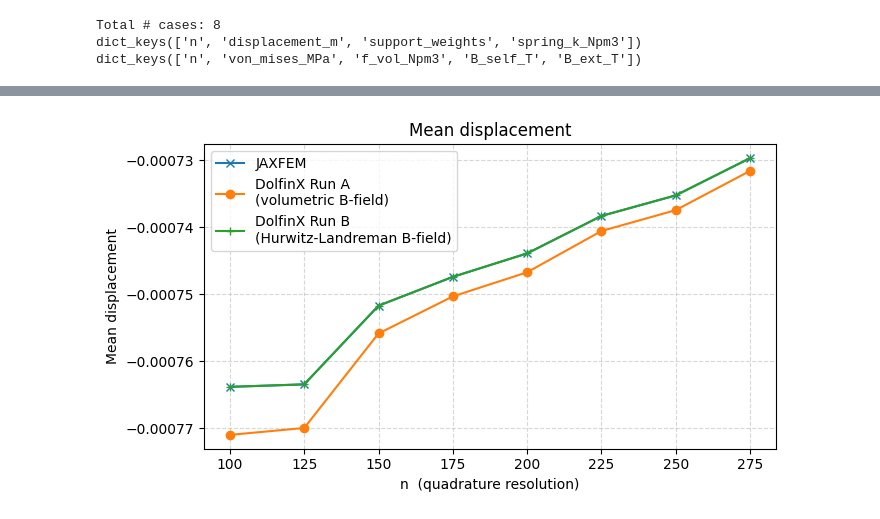
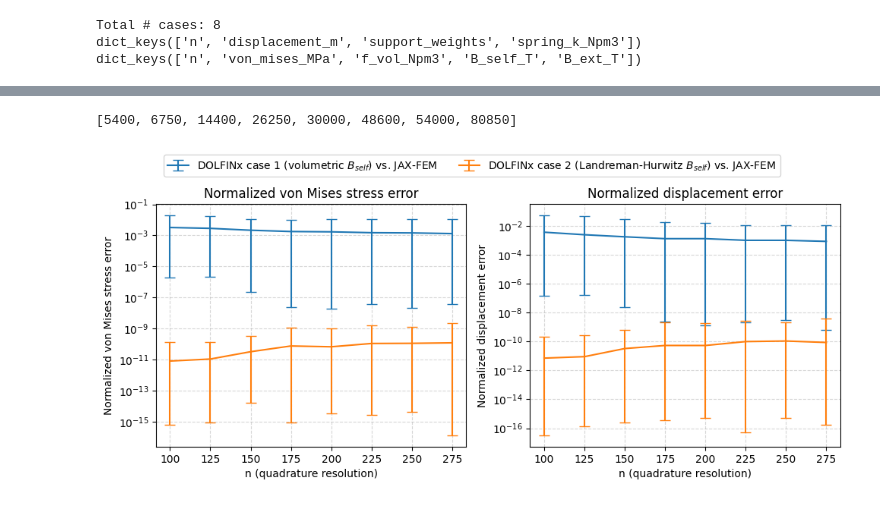
Before and after one commit to lankef/fem-data, a Jupyter notebook: w7x-convergence/plotting.ipynb, the cells around one changed output, grey strips where cells are left out. Saved outputs shown, nothing was run; the diff lists cells and outputs as text; code cells hidden in the pictures.

```diff
--- a/w7x-convergence/plotting.ipynb
+++ b/w7x-convergence/plotting.ipynb
@@ -147,26 +166,0 @@ plt.show()
-# %%
-# Average von Mises stress (MPa) per configuration for each data source.
-# von_mises_MPa is a cell-centre scalar, so we average over all elements.
-nodes = [
-    cf_nodes,
-    dfx_A_nodes,
-    dfx_B_nodes,
-]
-
-fig, ax = plt.subplots(figsize=(7, 4))
-markers = ['x', 'o', '+']
-for i in range(len(labels)):
-    label, node = labels[i], nodes[i]
-    ns  = [d["n"]                       for d in node]
-    vms = [d["displacement_m"].mean()    for d in node]
-    ax.plot(ns, vms, marker=markers[i], label=label)
-
-ax.set_xlabel("n  (quadrature resolution)")
-ax.set_ylabel("Mean displacement")
-ax.set_title("Mean displacement")
-ax.legend(loc="best")
-ax.grid(True, linestyle="--", alpha=0.5)
-plt.tight_layout()
-plt.show()
-# %% [output]
-[figure, removed]
@@ -172,0 +170,4 @@ plt.show()
+# %%
+n_cells
+# %% [output]
+[5400, 6750, 14400, 26250, 30000, 48600, 54000, 80850]
@@ -172,0 +220,29 @@ plt.show()
+# %%
+labels = [
+    "DOLFINx case 1 (volumetric $B_{self}$) vs. JAX-FEM",
+    "DOLFINx case 2 (Landreman-Hurwitz $B_{self}$) vs. JAX-FEM",
+]
+fig, axs = plt.subplots(ncols=2, figsize=(10, 5))
+axs[0].errorbar(ns, med_err_von_mises_A, (med_err_von_mises_A-min_err_von_mises_A, max_err_von_mises_A-med_err_von_mises_A), label=labels[0], capsize=5)
+axs[0].errorbar(ns, med_err_von_mises_B, (med_err_von_mises_B-min_err_von_mises_B, max_err_von_mises_B-med_err_von_mises_B), label=labels[1], capsize=5)
+axs[0].set_xlabel("n (quadrature resolution)")
+axs[0].set_ylabel("Normalized von Mises stress error")
+axs[0].set_yscale("log")
+axs[0].set_title("Normalized von Mises stress error")
+axs[0].grid(True, linestyle="--", alpha=0.5)
+axs[1].errorbar(ns, med_err_displacement_A, (med_err_displacement_A-min_err_displacement_A, max_err_displacement_A-med_err_displacement_A), label=labels[0], capsize=5)
+axs[1].errorbar(ns, med_err_displacement_B, (med_err_displacement_B-min_err_displacement_B, max_err_displacement_B-med_err_displacement_B), label=labels[1], capsize=5)
+axs[1].set_xlabel("n (quadrature resolution)")
+axs[1].set_ylabel("Normalized displacement error")
+axs[1].set_title("Normalized displacement error")
+axs[1].set_yscale("log")
+axs[1].grid(True, linestyle="--", alpha=0.5)
+
+handles, lgd_labels = axs[0].get_legend_handles_labels()
+fig.legend(handles, lgd_labels, loc="upper center",
+           ncol=len(lgd_labels), bbox_to_anchor=(0.5, 0.9))
+fig.tight_layout(rect=[0, 0, 1, 0.83])   # reserve top ~17% for the legend
+plt.savefig('../figures/bench-error.pdf', bbox_inches='tight')
+plt.show()
+# %% [output]
+[figure, added]
```
Also changed, not shown: parts of 7 cells of this notebook, 2 other files.
